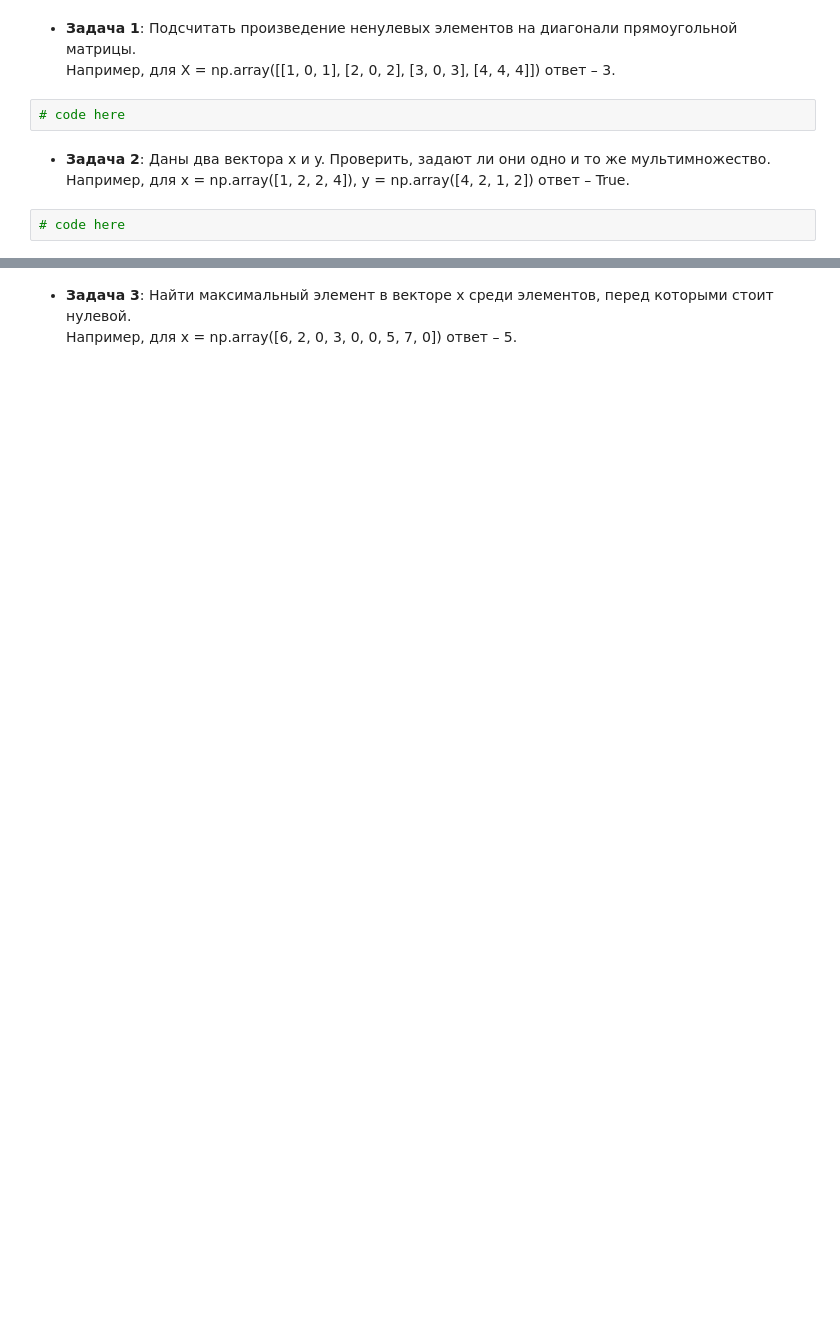
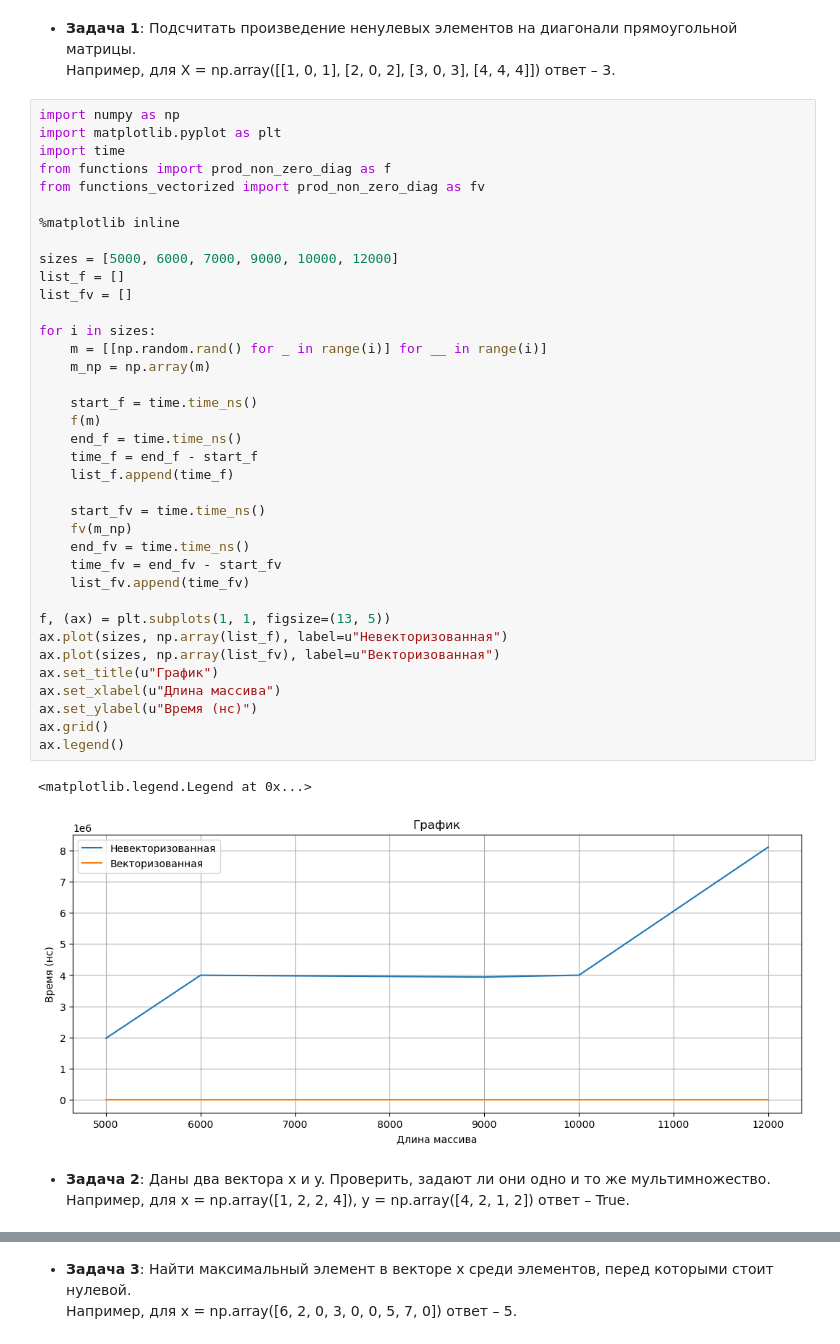
Before and after one commit to kaaappa/ml, a Jupyter notebook: task1_numpy_practive.ipynb, the cells around one changed output, grey strips where cells are left out. Cells and saved outputs as stored; diff of their text form; blank space fills up the shorter version.

```diff
--- a/task1_numpy_practive.ipynb
+++ b/task1_numpy_practive.ipynb
@@ -43,12 +43,48 @@ f.show()
 # %% [markdown]
 * __Задача 1__: Подсчитать произведение ненулевых элементов на диагонали прямоугольной матрицы.
  Например, для X = np.array([[1, 0, 1], [2, 0, 2], [3, 0, 3], [4, 4, 4]]) ответ – 3.
-# %%
-# code here
+# %%
+import numpy as np
+import matplotlib.pyplot as plt
+import time
+from functions import prod_non_zero_diag as f
+from functions_vectorized import prod_non_zero_diag as fv
+
+%matplotlib inline
+
+sizes = [5000, 6000, 7000, 9000, 10000, 12000]
+list_f = []
+list_fv = []
+
+for i in sizes:
+    m = [[np.random.rand() for _ in range(i)] for __ in range(i)]
+    m_np = np.array(m)
+
+    start_f = time.time_ns()
+    f(m)
+    end_f = time.time_ns()
+    time_f = end_f - start_f
+    list_f.append(time_f)
+
+    start_fv = time.time_ns()
+    fv(m_np)
+    end_fv = time.time_ns()
+    time_fv = end_fv - start_fv
+    list_fv.append(time_fv)
+
+f, (ax) = plt.subplots(1, 1, figsize=(13, 5))
+ax.plot(sizes, np.array(list_f), label=u"Невекторизованная")
+ax.plot(sizes, np.array(list_fv), label=u"Векторизованная")
+ax.set_title(u"График")
+ax.set_xlabel(u"Длина массива")
+ax.set_ylabel(u"Время (нс)")
+ax.grid()
+ax.legend()
+# %% [output]
+<matplotlib.legend.Legend at 0x...>
+[figure, added]
 # %% [markdown]
 
 
 * __Задача 2__: Даны два вектора x и y. Проверить, задают ли они одно и то же мультимножество.
   Например, для x = np.array([1, 2, 2, 4]), y = np.array([4, 2, 1, 2]) ответ – True.
-# %%
-# code here
```
Also changed, not shown: parts of 11 cells of this notebook.
